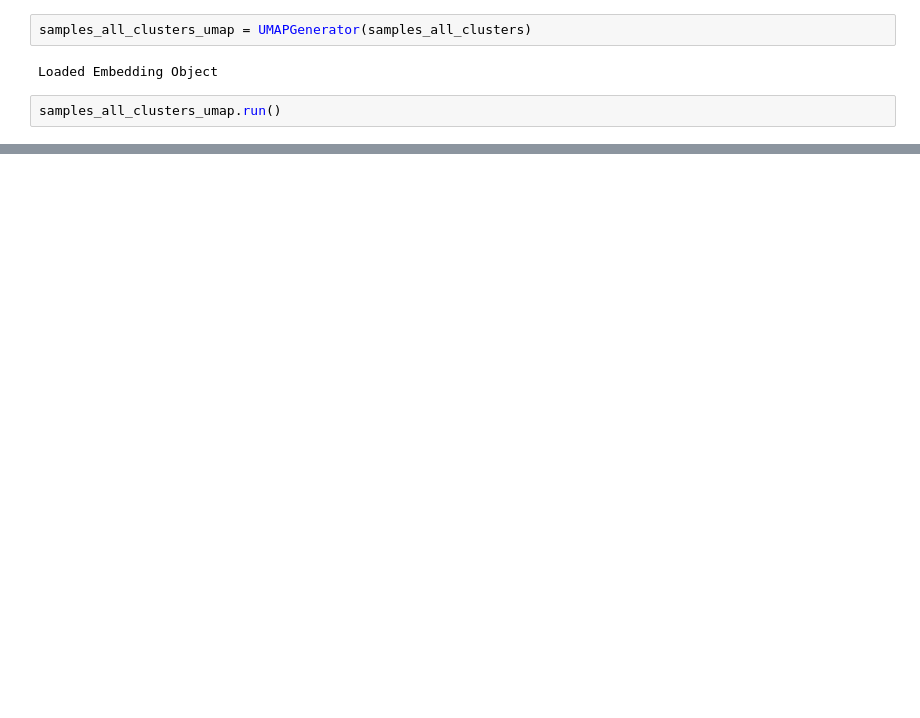
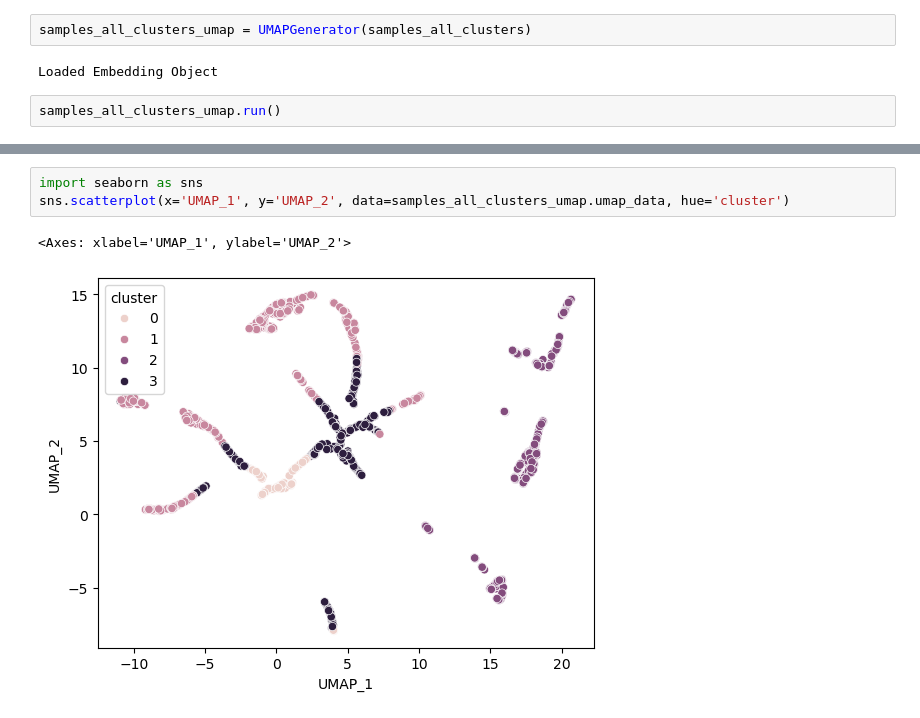
Before and after one commit to i3-unit/TCRpeg_i3, a Jupyter notebook: tutorial_umap.ipynb, the cells around one changed output, grey strips where cells are left out. Saved outputs shown, nothing was run; the diff lists cells and outputs as text; blank space fills up the shorter version.

```diff
--- a/tutorial_umap.ipynb
+++ b/tutorial_umap.ipynb
@@ -97,0 +117,6 @@ samples_all_clusters_umap.plot_umap(hue='count')
+# %%
+import seaborn as sns
+sns.scatterplot(x='UMAP_1', y='UMAP_2', data=samples_all_clusters_umap.umap_data, hue='cluster')
+# %% [output]
+<Axes: xlabel='UMAP_1', ylabel='UMAP_2'>
+[figure, added]
```
Also changed, not shown: parts of 15 cells of this notebook.
